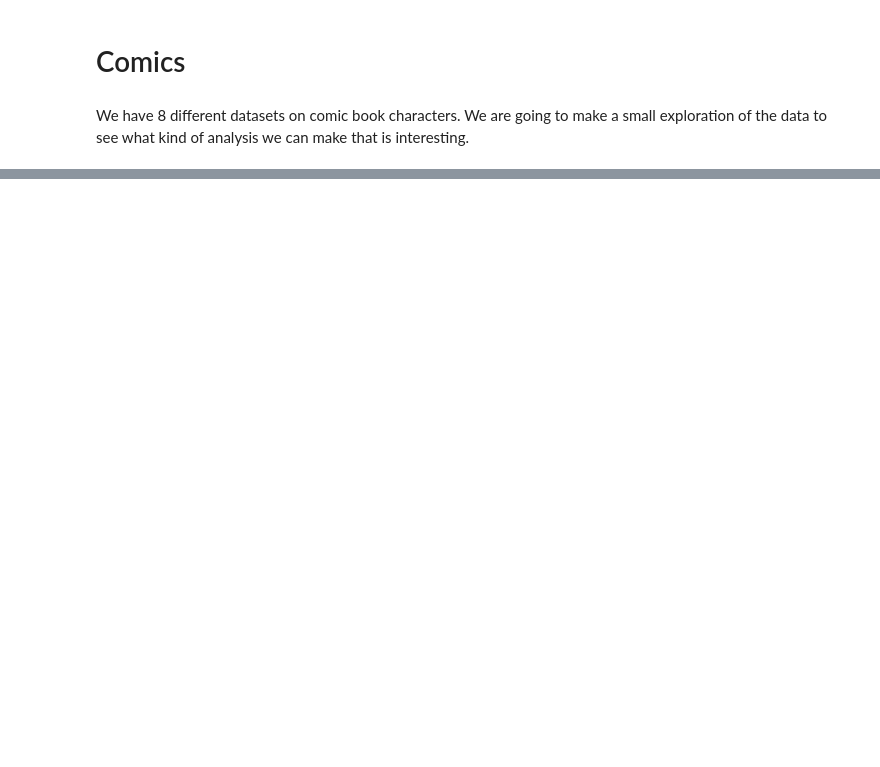
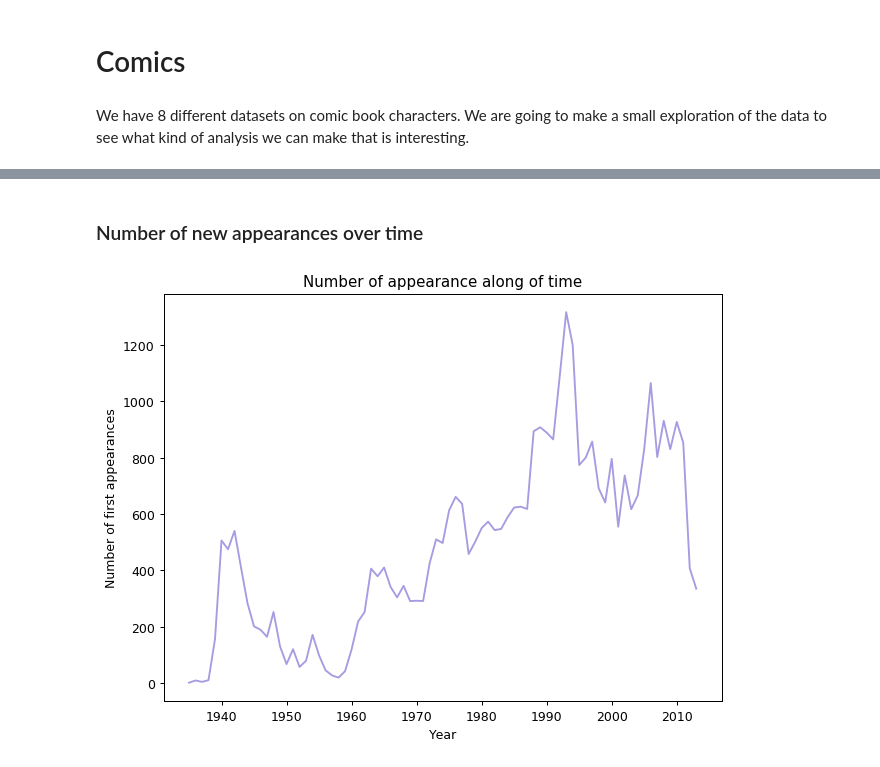
Before and after one commit to caroperez/Statistical_studies, a Jupyter notebook: Comic_characters.ipynb, the cells around one changed output, grey strips where cells are left out. Saved outputs shown, nothing was run; the diff lists cells and outputs as text; code cells hidden in the pictures; blank space fills up the shorter version.

```diff
--- a/Comic_characters.ipynb
+++ b/Comic_characters.ipynb
@@ -25,0 +5,46 @@ power_matrix = pd.read_csv("datasets/marvel-superheroes/comics.csv") # ID charac
+# %%
+# package required
+import pandas as pd
+import matplotlib
+import matplotlib.pyplot as plt
+import numpy as np
+
+# load data
+powers = pd.read_csv("datasets/superheroes_power_matrix.csv") # a matrix of charrcter's powers
+chart_descriptions = pd.read_excel("datasets/marvel_dc_characters.xlsx") # phisical descriptions os charters with date first appears
+chart_general_desc = pd.read_csv("datasets/marvel_characters_info.csv")  # characters with general descriptions
+chart_skills = pd.read_csv("datasets/charcters_stats.csv") # skills of characters
+chart_IDnumber = pd.read_csv("datasets/characters.csv") # heroes and ID number
+chart_info2 = pd.read_csv("datasets/charactersToComics.csv") # ID numbers of characters and comics
+comics_ID = pd.read_csv("datasets/comics.csv") # comics ID number, name and description
+
+# extra code for detect encoding data
+#import chardet
+#with open("datasets/marvel_dc_characters.csv", 'rb') as rawdata:
+    #result = chardet.detect(rawdata.read(10000))
+
+#print(result)
+# %% [markdown]
+### Number of new appearances over time
+# %%
+# magic command for ploting
+%matplotlib inline
+
+
+# data for plot
+dates = chart_descriptions['Year'].to_frame()
+df = dates['Year'].value_counts().to_frame()
+
+# plot definition
+plt.figure(figsize = (8, 6), dpi = 90)
+plt.plot(df.sort_index(), color="Slateblue", alpha=0.6)
+
+# plot names axes
+plt.xlabel('Year')
+plt.ylabel('Number of first appearances')
+plt.title('Number of appearance along of time')
+
+# show
+plt.show()
+# %% [output]
+[figure, added]
```
Also changed, not shown: parts of 2 cells of this notebook.
